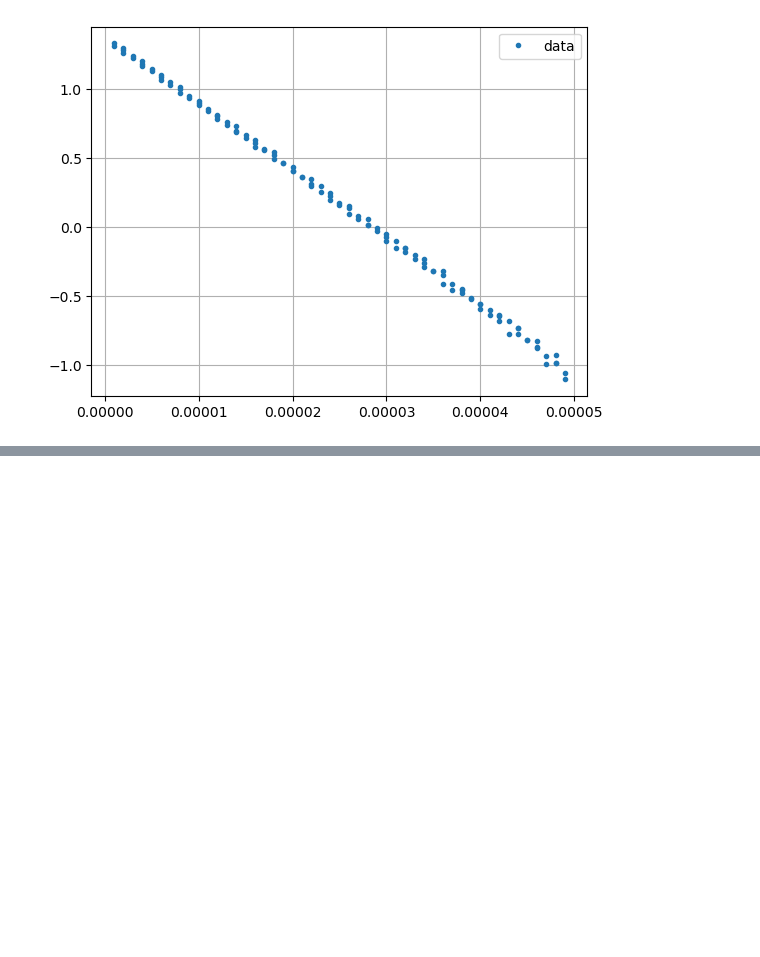
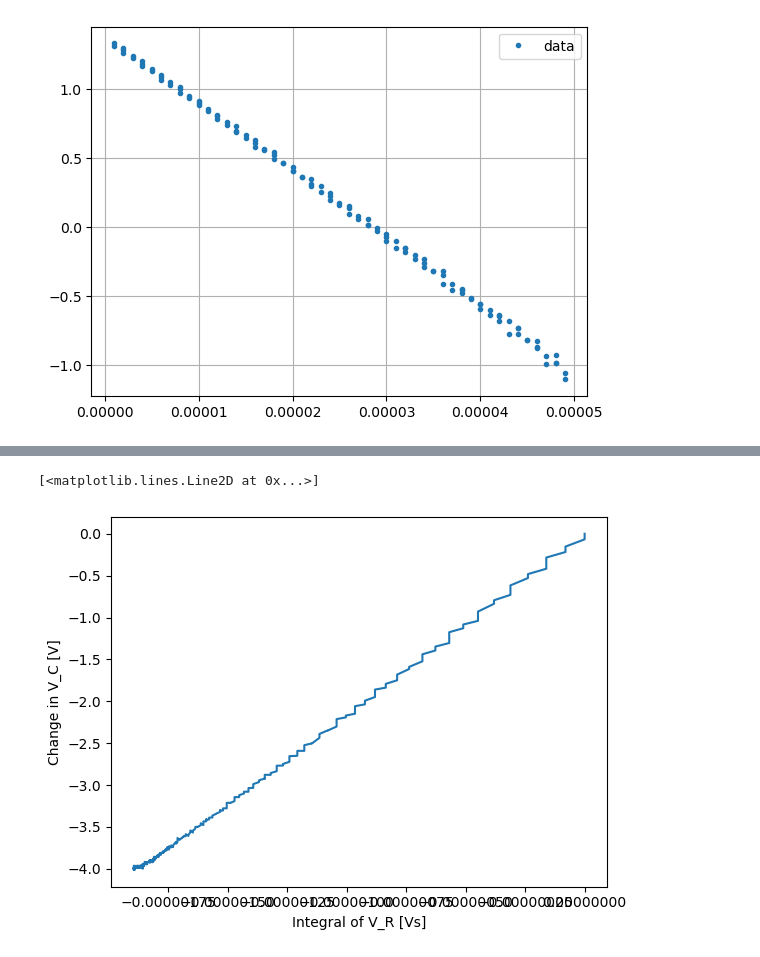
Before and after one commit to AlexanderFurman/Physics-2-Lab, a Jupyter notebook: src/data_analysis.ipynb, the cells around one changed output, grey strips where cells are left out. Drawn from its saved outputs; the diff is of its cells as text; code cells hidden in the pictures; blank space fills up the shorter version.

```diff
--- a/src/data_analysis.ipynb
+++ b/src/data_analysis.ipynb
@@ -196,0 +228,11 @@ LinregressResult(slope=-48897.61873817055, intercept=1.3893945941307775, rvalue=
+# %%
+C_data["int_V_R"] = scipy.integrate.cumtrapz(C_data["V_R"], x = t, initial = 0)
+# %%
+plt.figure()
+plt.xlabel('Integral of V_R [Vs]')
+plt.ylabel('Change in V_C [V]')
+plt.plot(C_data["int_V_R"], C_data["V_C"]-C_data["V_C"][0], label = "V_C as function of integral of V_R")
+#The data is linear throughout the entire domain
+# %% [output]
+[<matplotlib.lines.Line2D at 0x...>]
+[figure, added]
```
Also changed, not shown: parts of 41 cells of this notebook, 5 other files.
